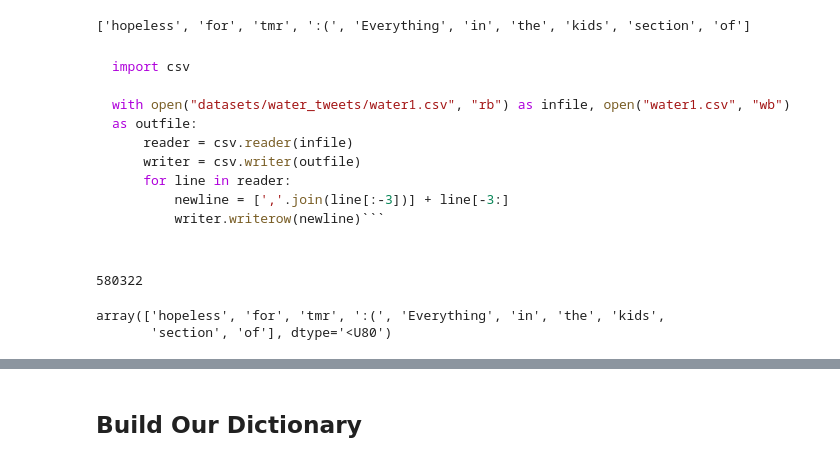
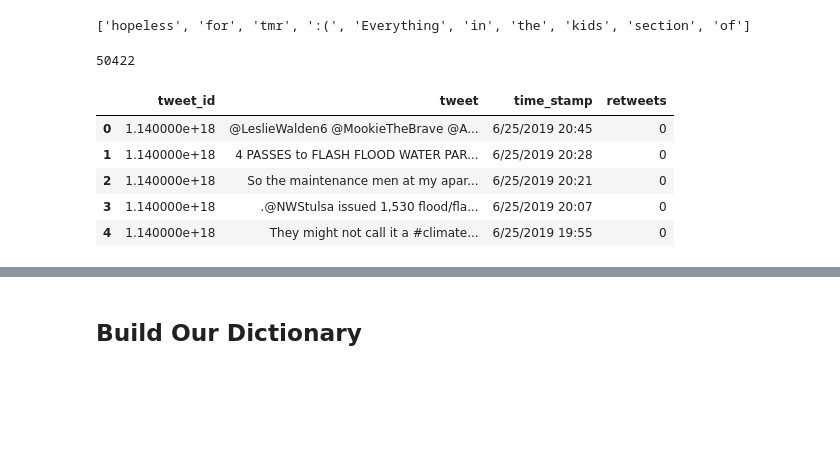
Before and after one commit to theultimate1/research, a Jupyter notebook: research/text-classification/autoencoder_for_tweets.ipynb, the cells around one changed output, grey strips where cells are left out. Cells and saved outputs as stored; diff of their text form; code cells hidden in the pictures; blank space fills up the shorter version.

````diff
--- a/research/text-classification/autoencoder_for_tweets.ipynb
+++ b/research/text-classification/autoencoder_for_tweets.ipynb
@@ -79,21 +82,15 @@ print(tweet_dict[:10])
 # %% [output]
 ['hopeless', 'for', 'tmr', ':(', 'Everything', 'in', 'the', 'kids', 'section', 'of']
-# %% [markdown]
-```python
-import csv
-
-with open("datasets/water_tweets/water1.csv", "rb") as infile, open("water1.csv", "wb") as outfile:
-    reader = csv.reader(infile)
-    writer = csv.writer(outfile)
-    for line in reader:
-        newline = [','.join(line[:-3])] + line[-3:]
-        writer.writerow(newline)```
-# %%
-tweet_words = np.array(tweet_dict)
-#tweet_words = np.ravel(tweet_dict).reshape(-1, 1)
-print(len(tweet_words))
-tweet_words[:10]
-# %% [output]
-580322
-array(['hopeless', 'for', 'tmr', ':(', 'Everything', 'in', 'the', 'kids',
-       'section', 'of'], dtype='<U80')
+# %%
+scraped_tweets = pd.read_csv('datasets/water_tweets/un_gathered_h2o_tweets.csv', encoding = 'ISO-8859-1', delimiter = ';')
+scraped_tweets = scraped_tweets.iloc[:, 1:]
+print(len(scraped_tweets))
+scraped_tweets.head()
+# %% [output]
+50422
+|  | tweet_id | tweet | time_stamp | retweets |
+| 0 | 1.140000e+18 | @LeslieWalden6 @MookieTheBrave @A... | 6/25/2019 20:45 | 0 |
+| 1 | 1.140000e+18 | 4 PASSES to FLASH FLOOD WATER PAR... | 6/25/2019 20:28 | 0 |
+| 2 | 1.140000e+18 | So the maintenance men at my apar... | 6/25/2019 20:21 | 0 |
+| 3 | 1.140000e+18 | .@NWStulsa issued 1,530 flood/fla... | 6/25/2019 20:07 | 0 |
+| 4 | 1.140000e+18 | They might not call it a #climate... | 6/25/2019 19:55 | 0 |
````
Also changed, not shown: parts of 19 cells of this notebook.
